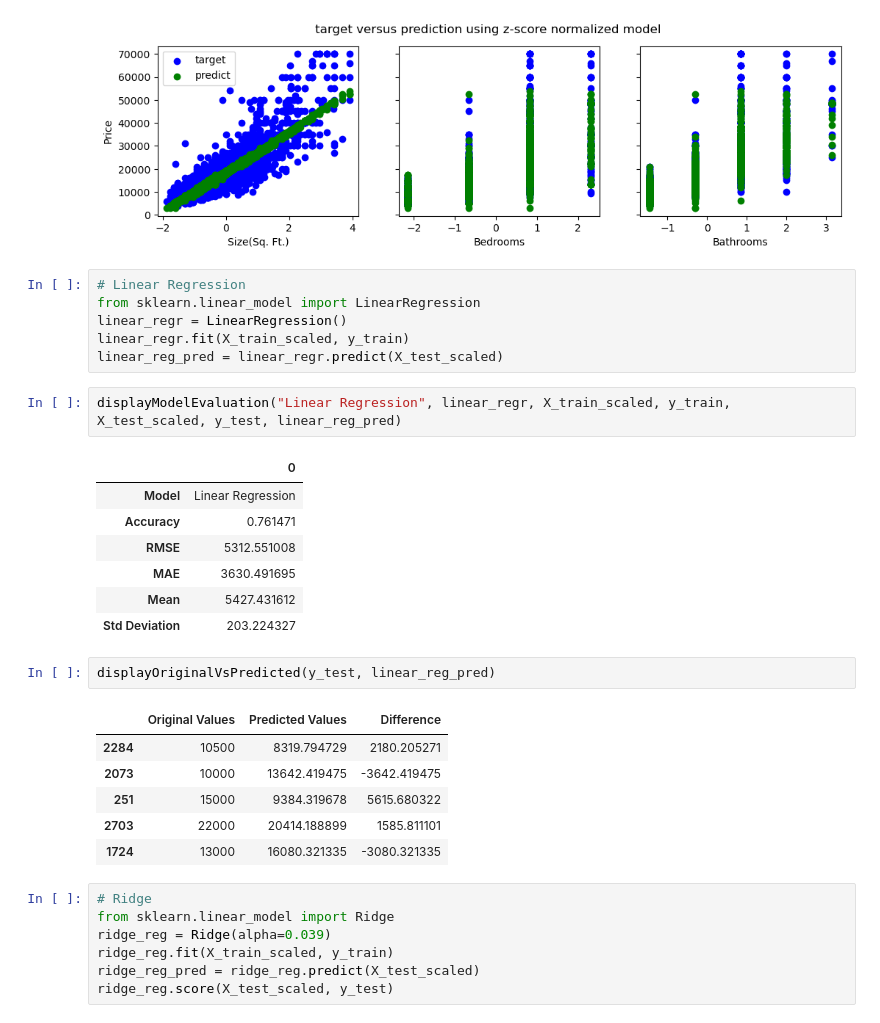
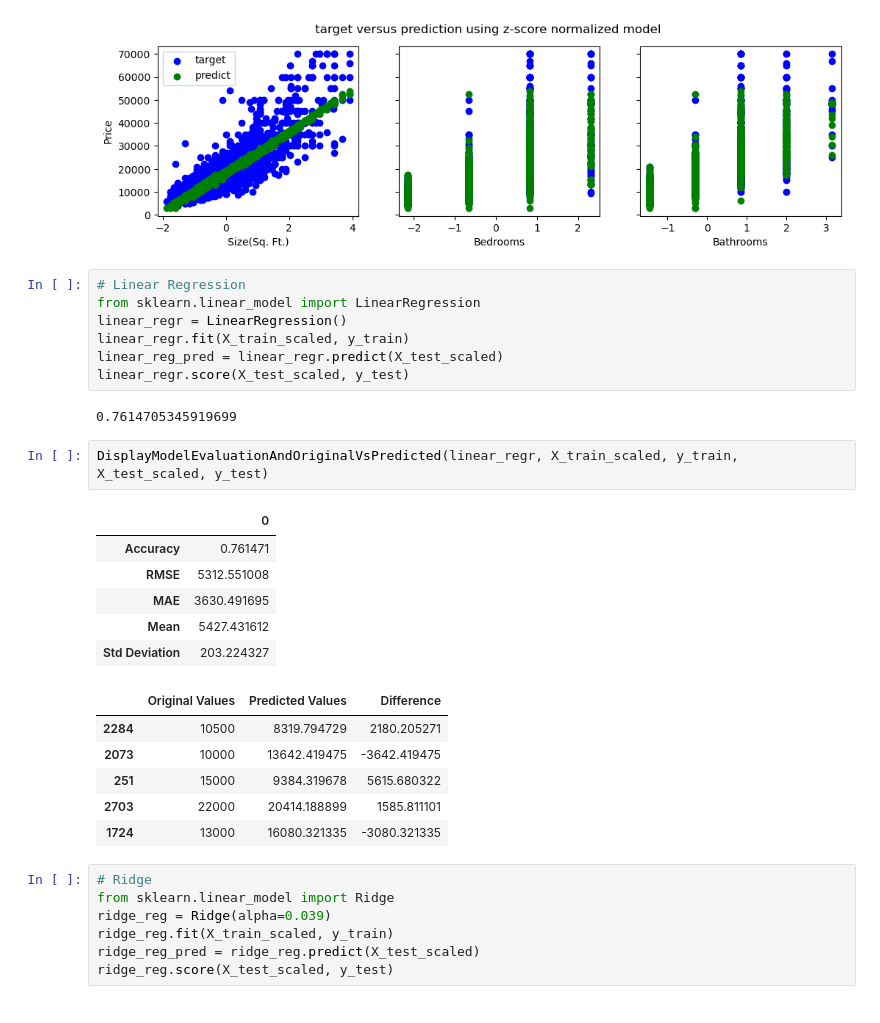
Before and after one commit to jhonnovax/House-Price-Prediction, a Jupyter notebook: house-price-prediction.ipynb, the cells around one changed output. Saved outputs shown, nothing was run; the diff lists cells and outputs as text.

```diff
--- a/house-price-prediction.ipynb
+++ b/house-price-prediction.ipynb
@@ -547,25 +565,24 @@ from sklearn.linear_model import LinearRegression
 linear_regr = LinearRegression()
 linear_regr.fit(X_train_scaled, y_train)
 linear_reg_pred = linear_regr.predict(X_test_scaled)
+linear_regr.score(X_test_scaled, y_test)
+# %% [output]
+0.7614705345919699
-# %%
-displayModelEvaluation("Linear Regression", linear_regr, X_train_scaled, y_train, X_test_scaled, y_test, linear_reg_pred)
-# %% [output]
-|  | 0 |
-| Model | Linear Regression |
-| Accuracy | 0.761471 |
-| RMSE | 5312.551008 |
-| MAE | 3630.491695 |
-| Mean | 5427.431612 |
-| Std Deviation | 203.224327 |
-# %%
-displayOriginalVsPredicted(y_test, linear_reg_pred)
-# %% [output]
-|  | Original Values | Predicted Values | Difference |
-| 2284 | 10500 | 8319.794729 | 2180.205271 |
-| 2073 | 10000 | 13642.419475 | -3642.419475 |
-| 251 | 15000 | 9384.319678 | 5615.680322 |
-| 2703 | 22000 | 20414.188899 | 1585.811101 |
-| 1724 | 13000 | 16080.321335 | -3080.321335 |
+# %%
+DisplayModelEvaluationAndOriginalVsPredicted(linear_regr, X_train_scaled, y_train, X_test_scaled, y_test)
+# %% [output]
+|  | 0 |
+| Accuracy | 0.761471 |
+| RMSE | 5312.551008 |
+| MAE | 3630.491695 |
+| Mean | 5427.431612 |
+| Std Deviation | 203.224327 |
+|  | Original Values | Predicted Values | Difference |
+| 2284 | 10500 | 8319.794729 | 2180.205271 |
+| 2073 | 10000 | 13642.419475 | -3642.419475 |
+| 251 | 15000 | 9384.319678 | 5615.680322 |
+| 2703 | 22000 | 20414.188899 | 1585.811101 |
+| 1724 | 13000 | 16080.321335 | -3080.321335 |
 # %%
 # Ridge
 from sklearn.linear_model import Ridge
```
Also changed, not shown: parts of 11 cells of this notebook.
